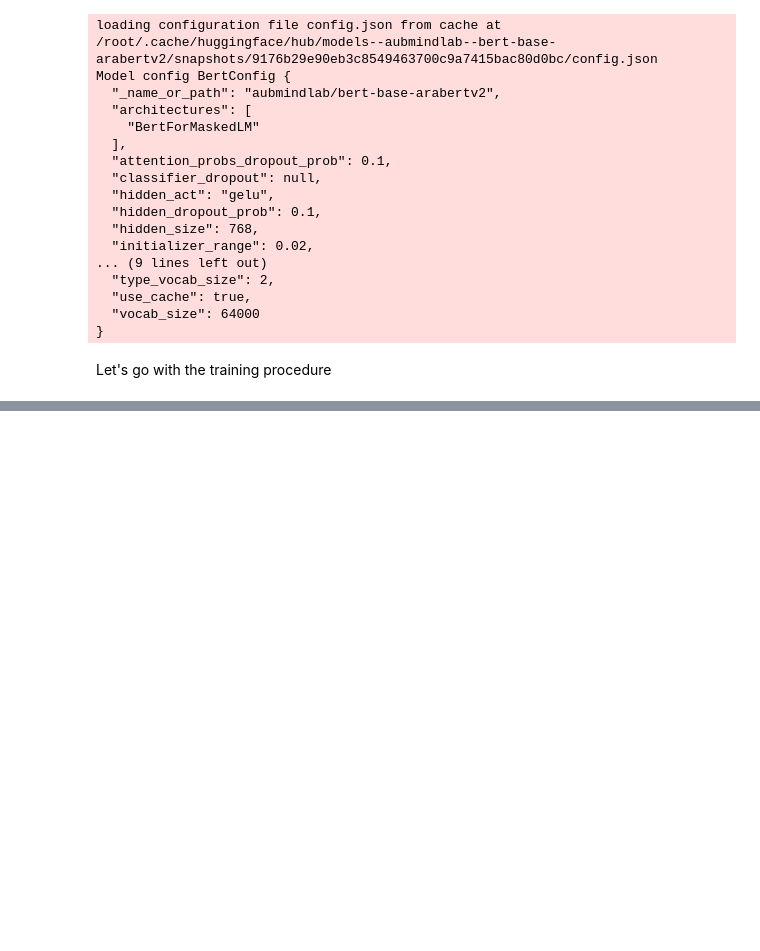
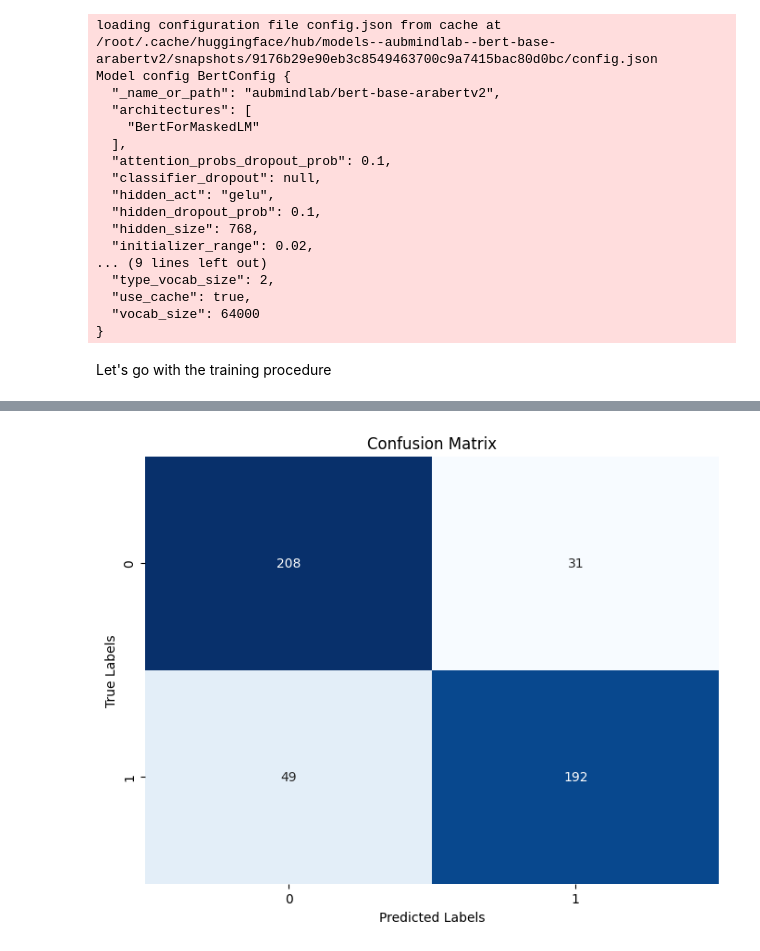
Before and after one commit to safa-abidi/NLP-fakeReviewsDetection-AraBert, a Jupyter notebook: GANBERT_pytorch_all_metrics_with_preprocessing_with_test_set.ipynb, the cells around one changed output, grey strips where cells are left out. Drawn from its saved outputs; the diff is of its cells as text; code cells hidden in the pictures; blank space fills up the shorter version.

```diff
--- a/GANBERT_pytorch_all_metrics_with_preprocessing_with_test_set.ipynb
+++ b/GANBERT_pytorch_all_metrics_with_preprocessing_with_test_set.ipynb
@@ -1370,0 +1327,16 @@ df.to_excel('../predictions/processing_ganbert.xlsx', index=False)
+# %%
+from sklearn.metrics import confusion_matrix
+import seaborn as sns
+confusion_mat = confusion_matrix(all_labels_ids, all_preds)
+
+# Visualize confusion matrix
+plt.figure(figsize=(8, 6))
+sns.heatmap(confusion_mat, annot=True, cmap="Blues", fmt="d", cbar=False)
+
+plt.title("Confusion Matrix")
+plt.xlabel("Predicted Labels")
+plt.ylabel("True Labels")
+
+plt.show()
+# %% [output]
+[figure, added]
```
Also changed, not shown: parts of 7 cells of this notebook.
